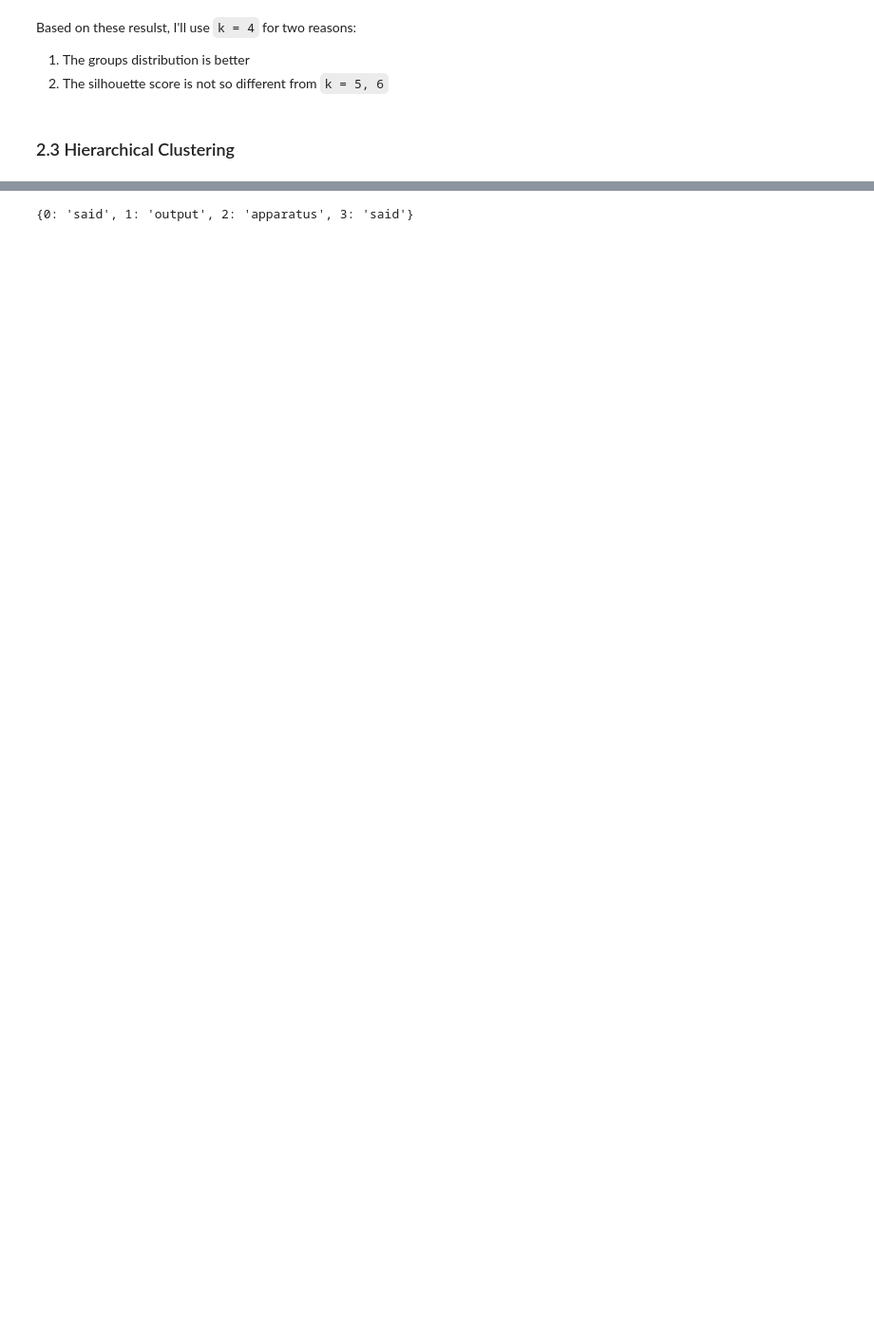
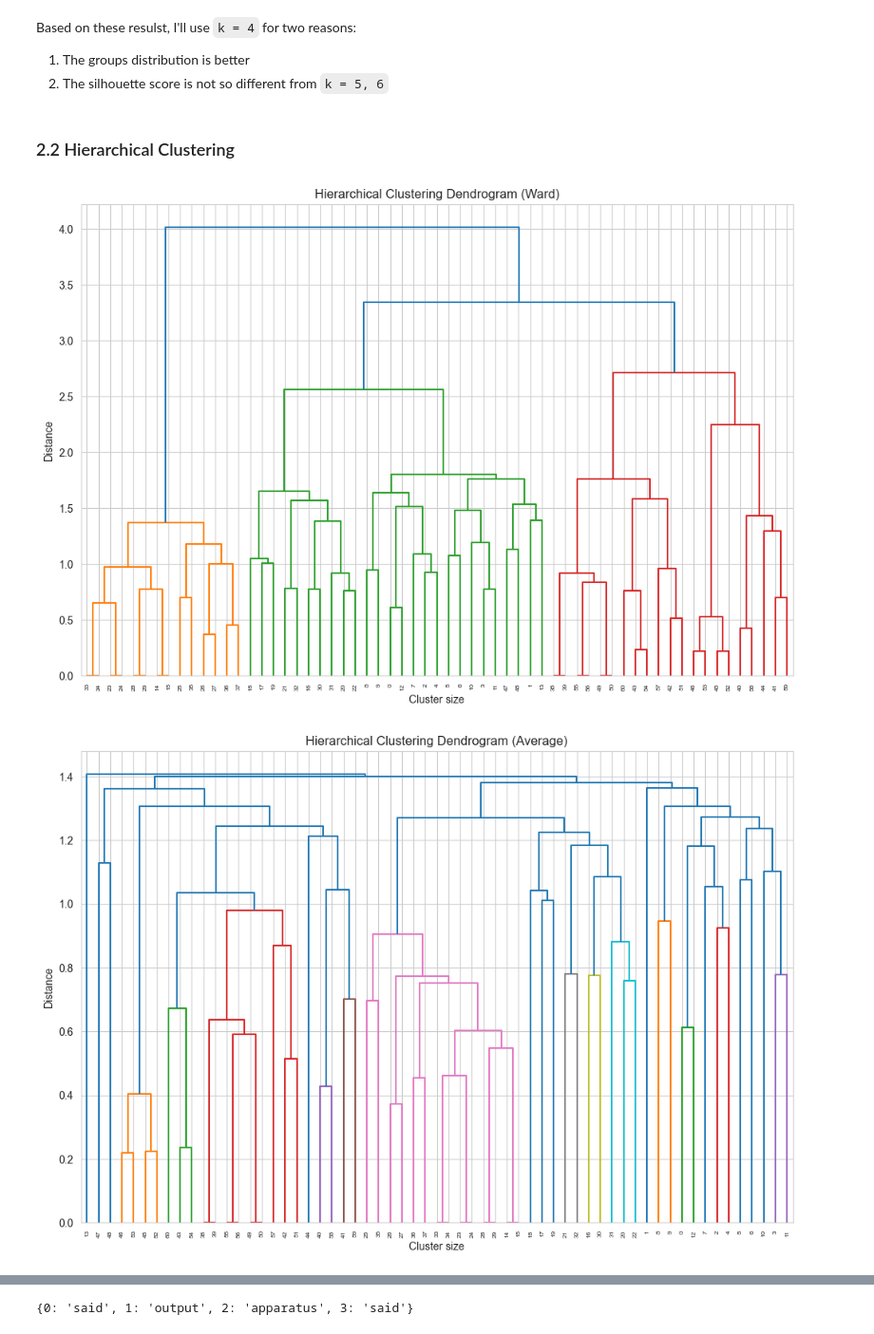
Before and after one commit to TamirG765/NLP-Clustering-Project, a Jupyter notebook: grouping_models.ipynb, the cells around one changed output, grey strips where cells are left out. Shown at 95% size. Cells and saved outputs as stored; diff of their text form; code cells hidden in the pictures; blank space fills up the shorter version.

```diff
--- a/grouping_models.ipynb
+++ b/grouping_models.ipynb
@@ -195,7 +198,7 @@ df['Cluster Label'] = cluster_labels
 # Save the DataFrame for further analysis
 df.to_csv('kmeans_cluster_labels.csv', index=False)
 # %% [markdown]
-### 2.3 Hierarchical Clustering
+### 2.2 Hierarchical Clustering
 # %%
 # Import the necessary libraries
 import matplotlib.pyplot as plt
@@ -204,6 +208,23 @@ from scipy.sparse import load_npz
-# %%
-# Load the TF-IDF matrix
-tfidf_matrix = load_npz('tfidf_matrix.npz')
-
-# Generate the linkage matrix using Ward's method
-Z = linkage(tfidf_matrix.toarray(), method='ward')
+# %%
+# Load the TF-IDF matrix
+tfidf_matrix = load_npz('tfidf_matrix.npz')
+
+# Define the linkage methods
+methods = 'ward', 'average', 'complete', 'single'
+
+# Iterate over the linkage methods
+for method in methods:
+
+    # Compute the linkage matrix
+    Z = linkage(tfidf_matrix.toarray(), method=method)
+
+    # Plot the dendrogram
+    plt.figure(figsize=(12, 8))
+    dendrogram(Z)
+    plt.title(f'Hierarchical Clustering Dendrogram ({method.capitalize()})')
+    plt.xlabel('Cluster size')
+    plt.ylabel('Distance')
+    plt.show()
+# %% [output]
+[figure, added]
+[figure, added]
```
Also changed, not shown: parts of 23 cells of this notebook, 2 other files.
